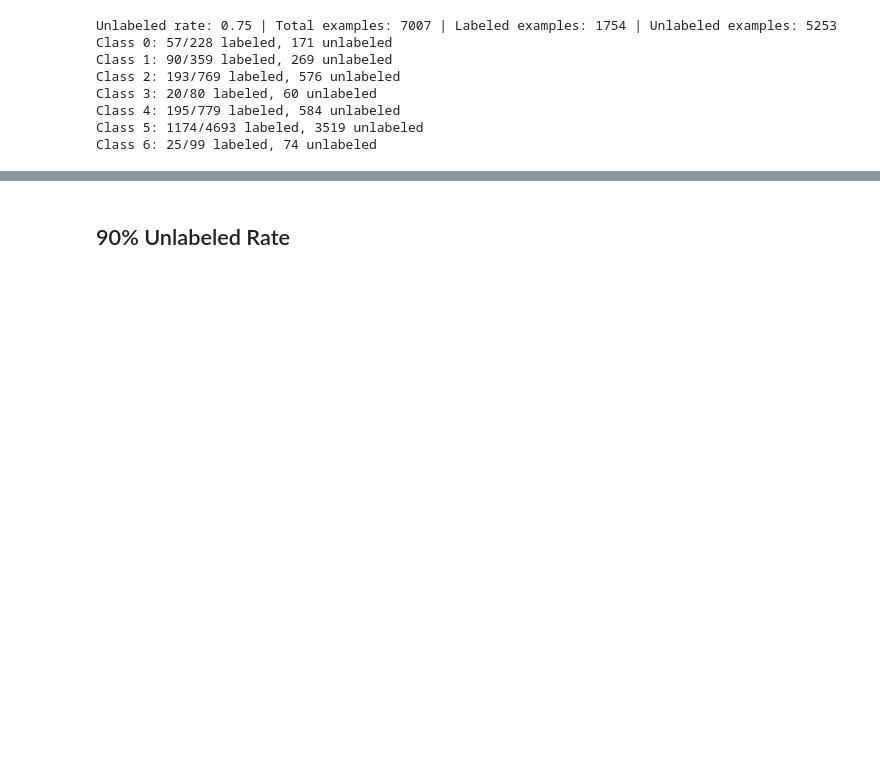
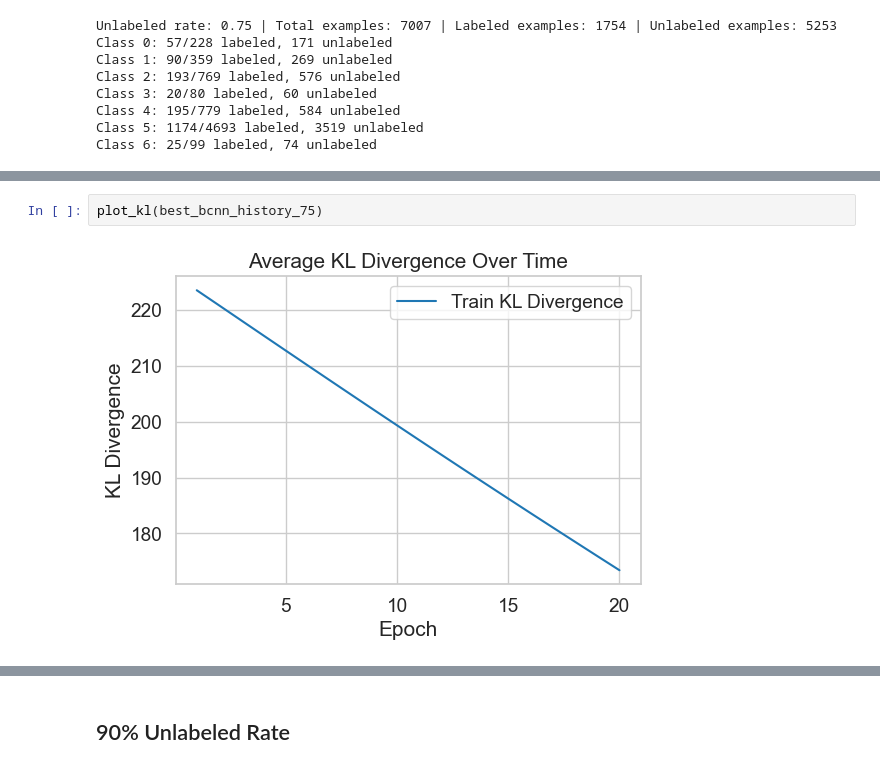
Before and after one commit to behrensm03/bdl-ssl, a Jupyter notebook: bayes_cnn_baseline.ipynb, the cells around one changed output, grey strips where cells are left out. Drawn from its saved outputs; the diff is of its cells as text; blank space fills up the shorter version.

```diff
--- a/bayes_cnn_baseline.ipynb
+++ b/bayes_cnn_baseline.ipynb
@@ -305,0 +295,4 @@ with open('histories_75_finetuning.pkl', 'wb') as f:
+# %%
+plot_kl(best_bcnn_history_75)
+# %% [output]
+[figure, added]
```
Also changed, not shown: parts of 10 cells of this notebook, 2 other files.
